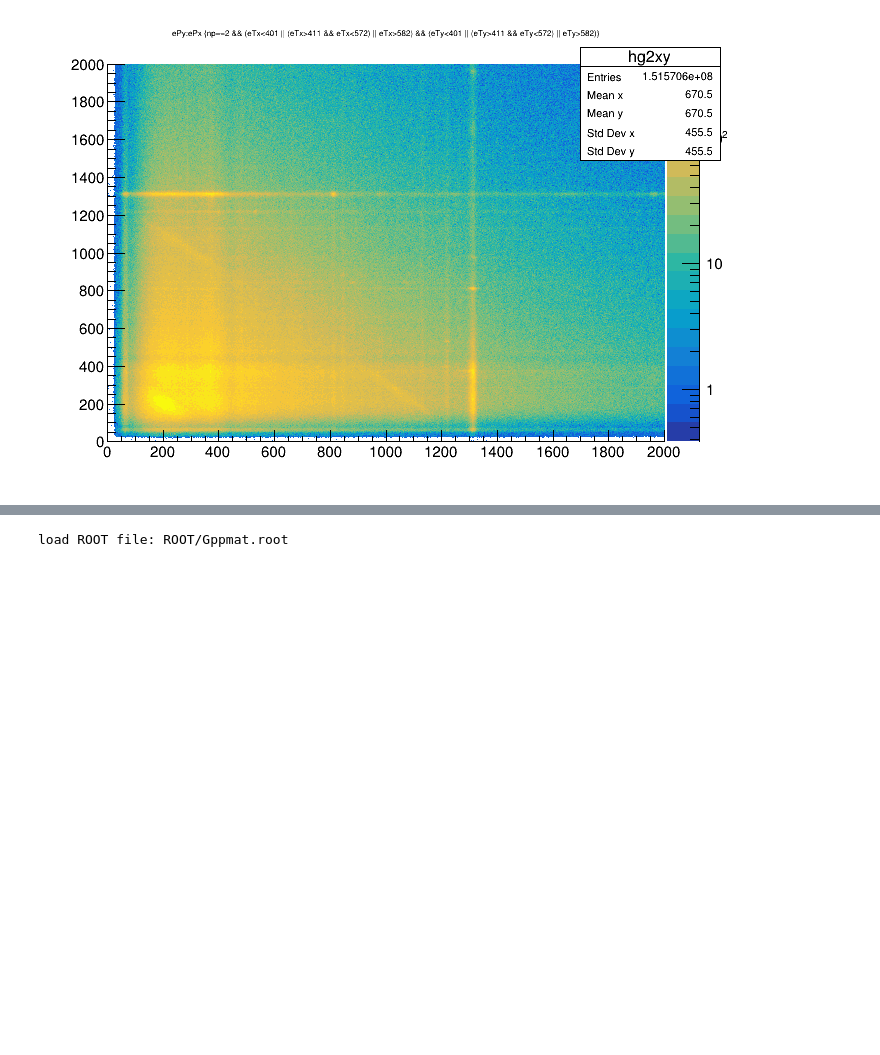
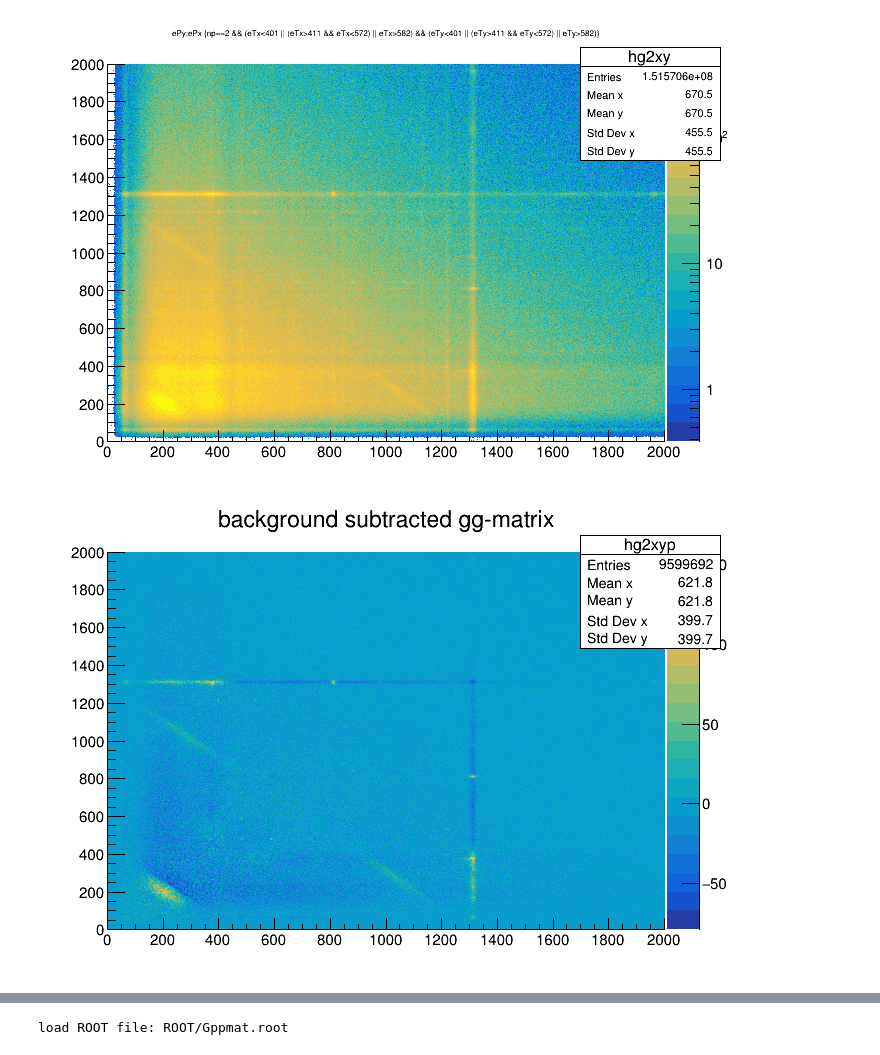
Before and after one commit to zhangjizhi66/MNT, a Jupyter notebook: prompt_prompt/ana.ipynb, the cells around one changed output, grey strips where cells are left out. Cells and saved outputs as stored; diff of their text form; code cells hidden in the pictures; blank space fills up the shorter version.

```diff
--- a/prompt_prompt/ana.ipynb
+++ b/prompt_prompt/ana.ipynb
@@ -39,6 +45,12 @@ c1->SetLogz();
 c1->Draw();
 # %% [output]
 [figure]
+# %%
+hxyp->Draw("colz");
+c1->SetLogz(0);
+c1->Draw();
+# %% [output]
+[figure, added]
 # %%
 %jsroot on
 # %%
```
Also changed, not shown: parts of 5 cells of this notebook, 2 other files.
